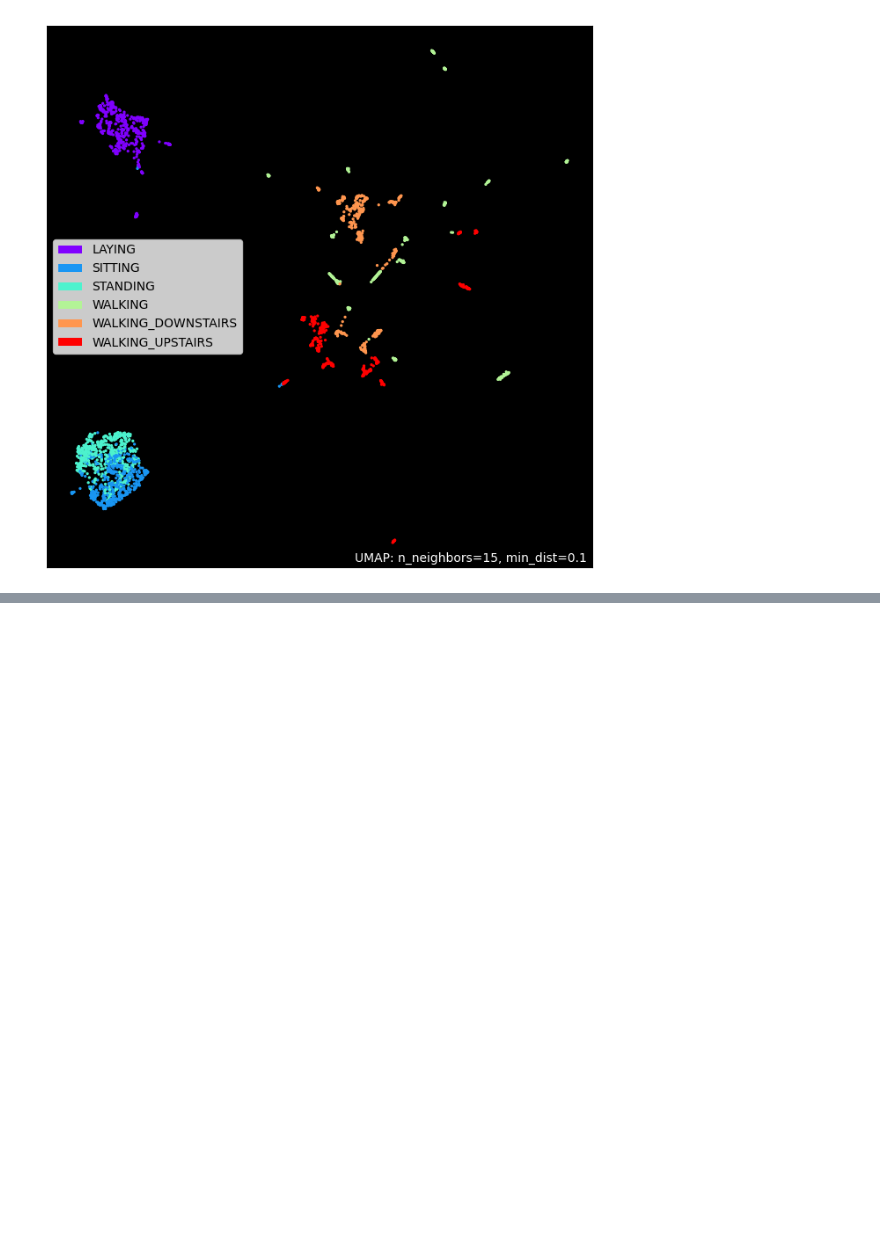
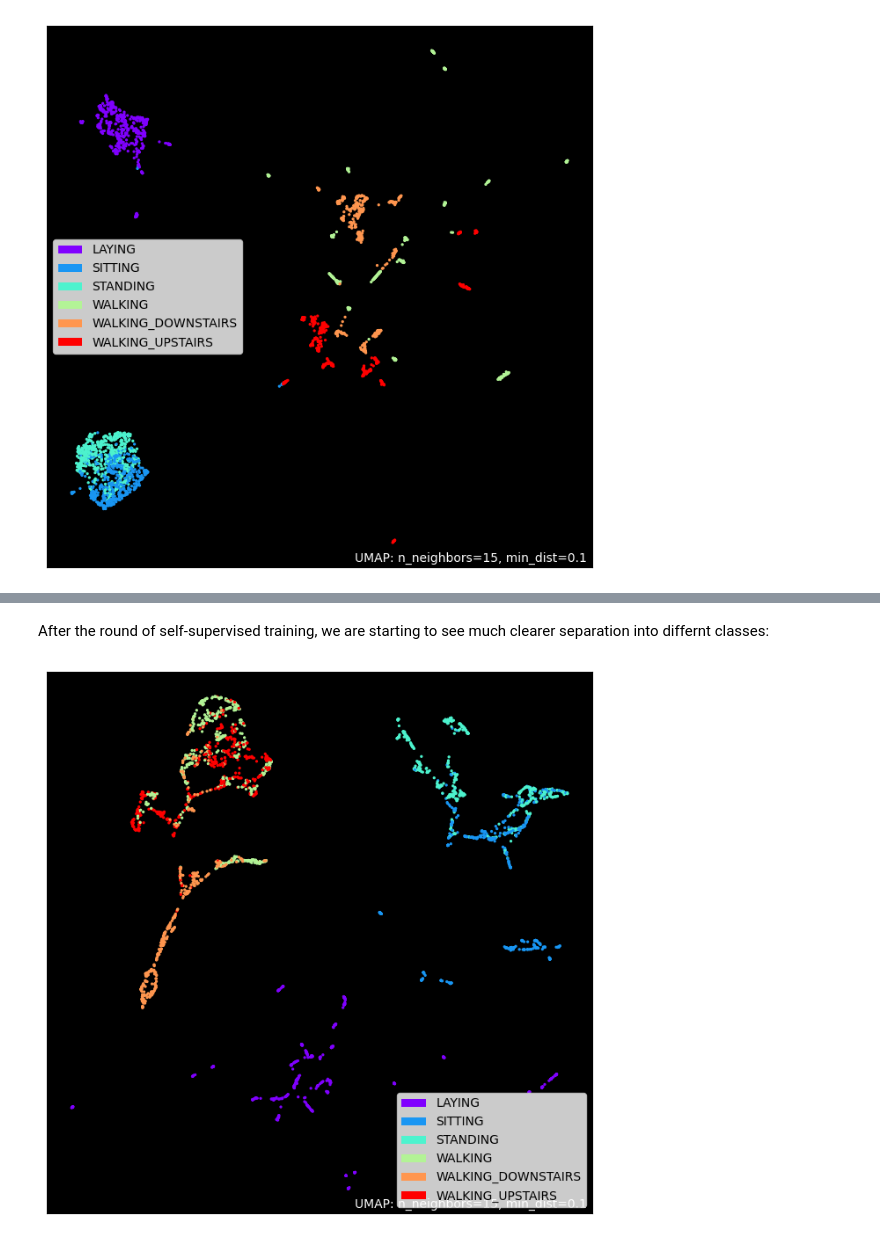
Before and after one commit to glebpnkv/xdp-analysis, a Jupyter notebook: notebooks/1_model_comparison.ipynb, the cells around one changed output, grey strips where cells are left out. Cells and saved outputs as stored; diff of their text form; code cells hidden in the pictures; blank space fills up the shorter version.

```diff
--- a/notebooks/1_model_comparison.ipynb
+++ b/notebooks/1_model_comparison.ipynb
@@ -474,4 +492,42 @@ Train Loss     : 11.2379         |      Train Accuracy     : 0.0000
 Valid Loss     : 0.0000  |      Valid Accuracy     : 0.0000
 
 ################## Training is Done! #########################
+# %%
+chkpoint = torch.load(
+    os.path.join(cur_experiment_dir, "self_supervised", "saved_models", "ckp_best.pt"),
+    map_location=device,
+    weights_only=False
+)
+
+model.load_state_dict(chkpoint["model_state_dict"])
+temporal_contr_model.load_state_dict(chkpoint["temporal_contr_model_state_dict"])
+# %%
+# Plotting projection head embeddings after self-supervised training
+cur_projection_head_list = []
+cur_labels = []
+
+for data, labels, aug1, aug2 in valid_dl:
+    data = data.float().to(device)
+    _, features = model(data)
+    z = features.transpose(1, 2)
+    c_t = temporal_contr_model.seq_transformer(z)
+    cur_out = temporal_contr_model.projection_head(c_t)
+    # cur_out = c_t
+
+    cur_projection_head_list.append(cur_out.detach().numpy())
+    cur_labels.append(labels.numpy())
+# %% [markdown]
+After the round of self-supervised training, we are starting to see much clearer separation into differnt classes:
+# %%
+mapper = UMAP().fit(
+    np.concatenate(cur_projection_head_list)
+)
+
+ax = umap.plot.points(
+    mapper,
+    labels=np.array([label_to_name_map[x] for x in np.concatenate(cur_labels)]),
+    theme='fire'
+)
+# %% [output]
+[figure, added]
 # %% [markdown]
```
Also changed, not shown: parts of 82 cells of this notebook, 1 other file.
